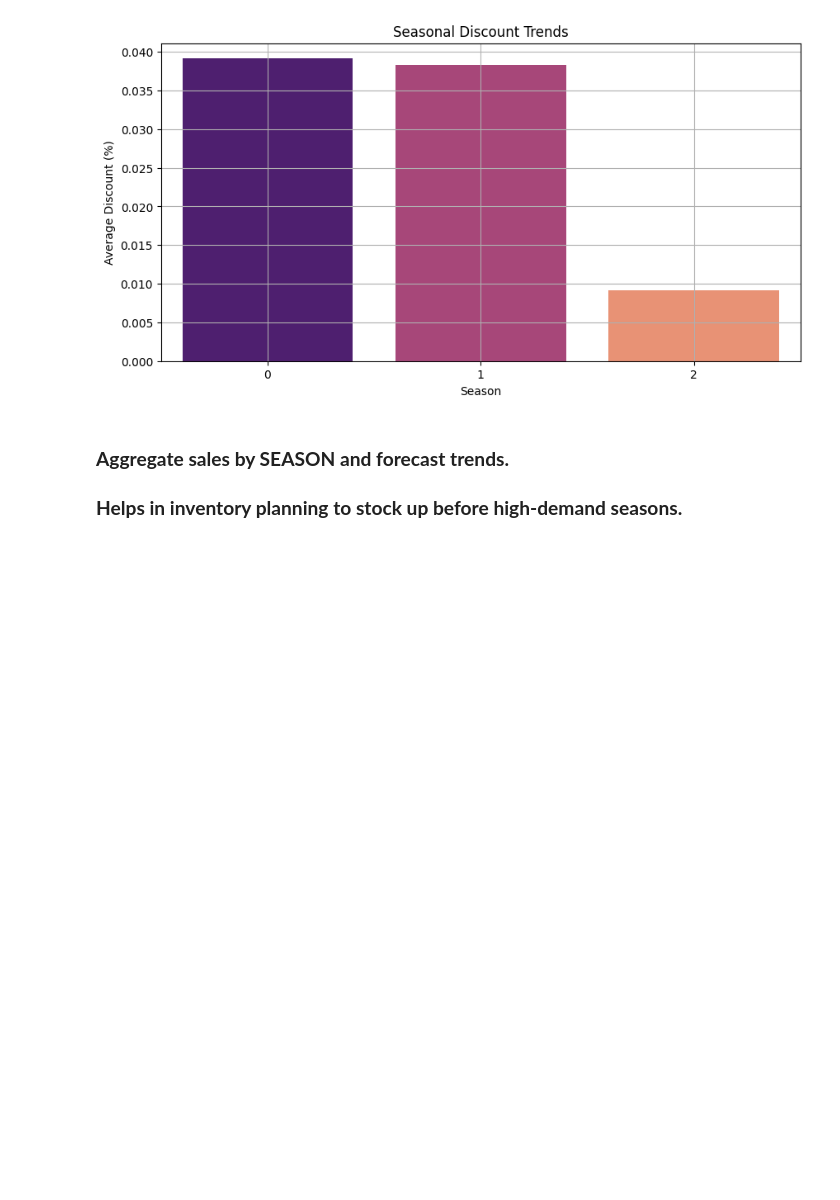
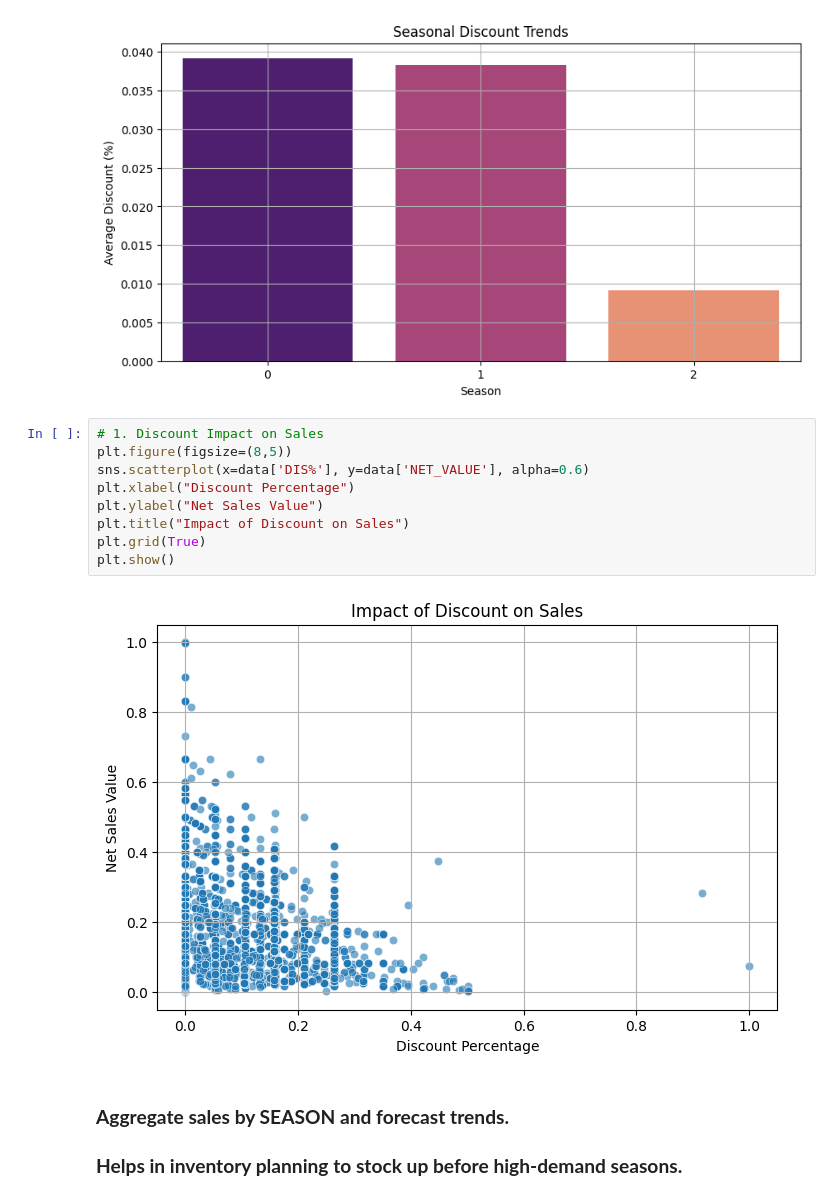
Before and after one commit to ac-26/shoe-store-demand-forecasting, a Jupyter notebook: main_script.ipynb, the cells around one changed output. Saved outputs shown, nothing was run; the diff lists cells and outputs as text; blank space fills up the shorter version.

```diff
--- a/main_script.ipynb
+++ b/main_script.ipynb
@@ -1479,6 +1522,17 @@ plt.grid()
 plt.show()
 # %% [output]
 [figure]
+# %%
+# 1. Discount Impact on Sales
+plt.figure(figsize=(8,5))
+sns.scatterplot(x=data['DIS%'], y=data['NET_VALUE'], alpha=0.6)
+plt.xlabel("Discount Percentage")
+plt.ylabel("Net Sales Value")
+plt.title("Impact of Discount on Sales")
+plt.grid(True)
+plt.show()
+# %% [output]
+[figure, added]
 # %% [markdown]
 ### **Aggregate sales by SEASON and forecast trends.**
 ### **Helps in inventory planning to stock up before high-demand seasons.**
```
Also changed, not shown: parts of 10 cells of this notebook.
